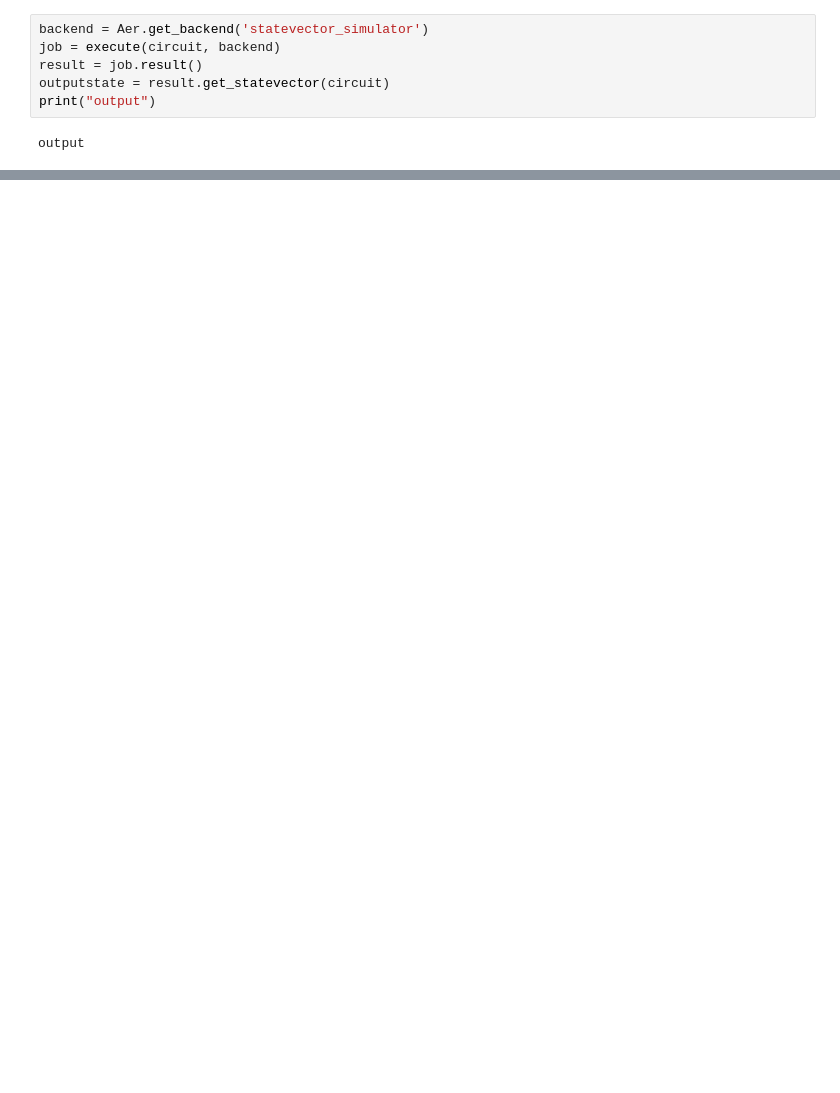
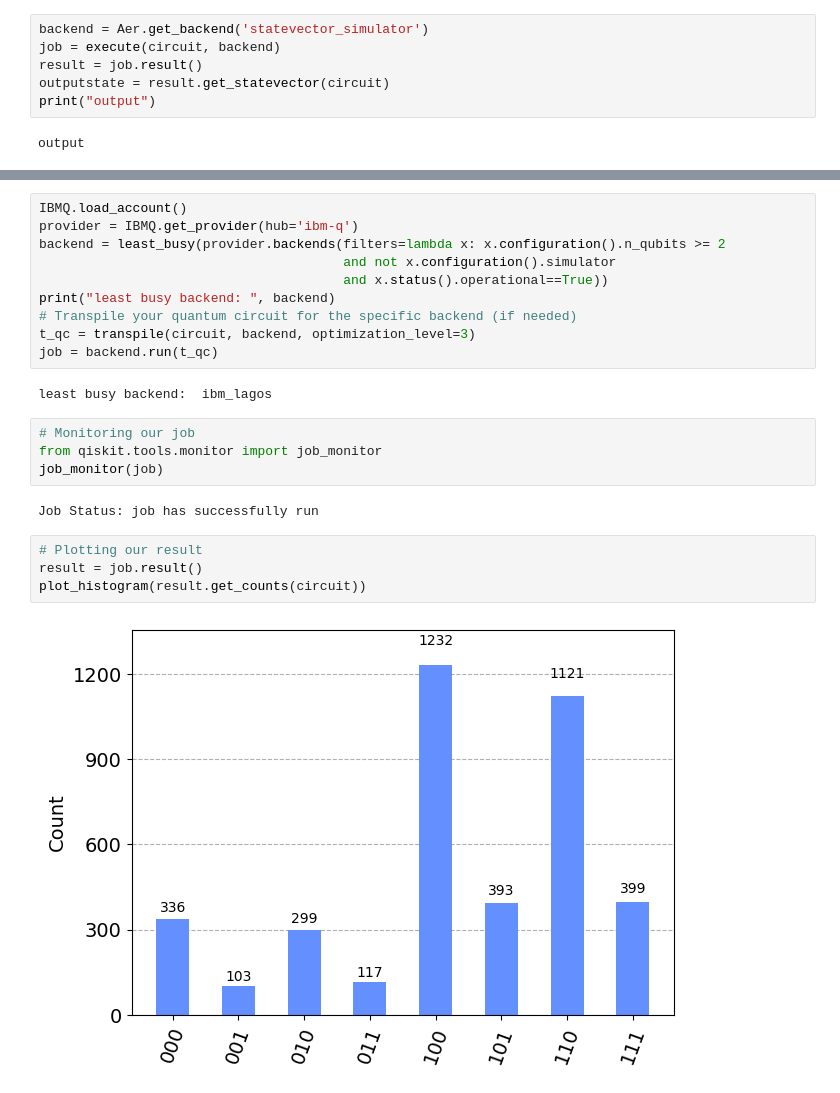
Before and after one commit to Lihsayuri/KnapsackQuantum, a Jupyter notebook: KnapsackProblem.ipynb, the cells around one changed output, grey strips where cells are left out. Drawn from its saved outputs; the diff is of its cells as text; blank space fills up the shorter version.

Commit message:
Circuito QAOA montado e rodado com teste. Textos escritos

```diff
--- a/KnapsackProblem.ipynb
+++ b/KnapsackProblem.ipynb
@@ -782 +858,25 @@ optimal cost: 31
+# %%
+IBMQ.load_account()
+provider = IBMQ.get_provider(hub='ibm-q')
+backend = least_busy(provider.backends(filters=lambda x: x.configuration().n_qubits >= 2
+                                       and not x.configuration().simulator
+                                       and x.status().operational==True))
+print("least busy backend: ", backend)
+# Transpile your quantum circuit for the specific backend (if needed)
+t_qc = transpile(circuit, backend, optimization_level=3)
+job = backend.run(t_qc)
+# %% [output]
+least busy backend:  ibm_lagos
+# %%
+# Monitoring our job
+from qiskit.tools.monitor import job_monitor
+job_monitor(job)
+# %% [output]
+Job Status: job has successfully run
+# %%
+# Plotting our result
+result = job.result()
+plot_histogram(result.get_counts(circuit))
+# %% [output]
+[figure, added]
 # %% [markdown]
```
Also changed, not shown: parts of 16 cells of this notebook.
